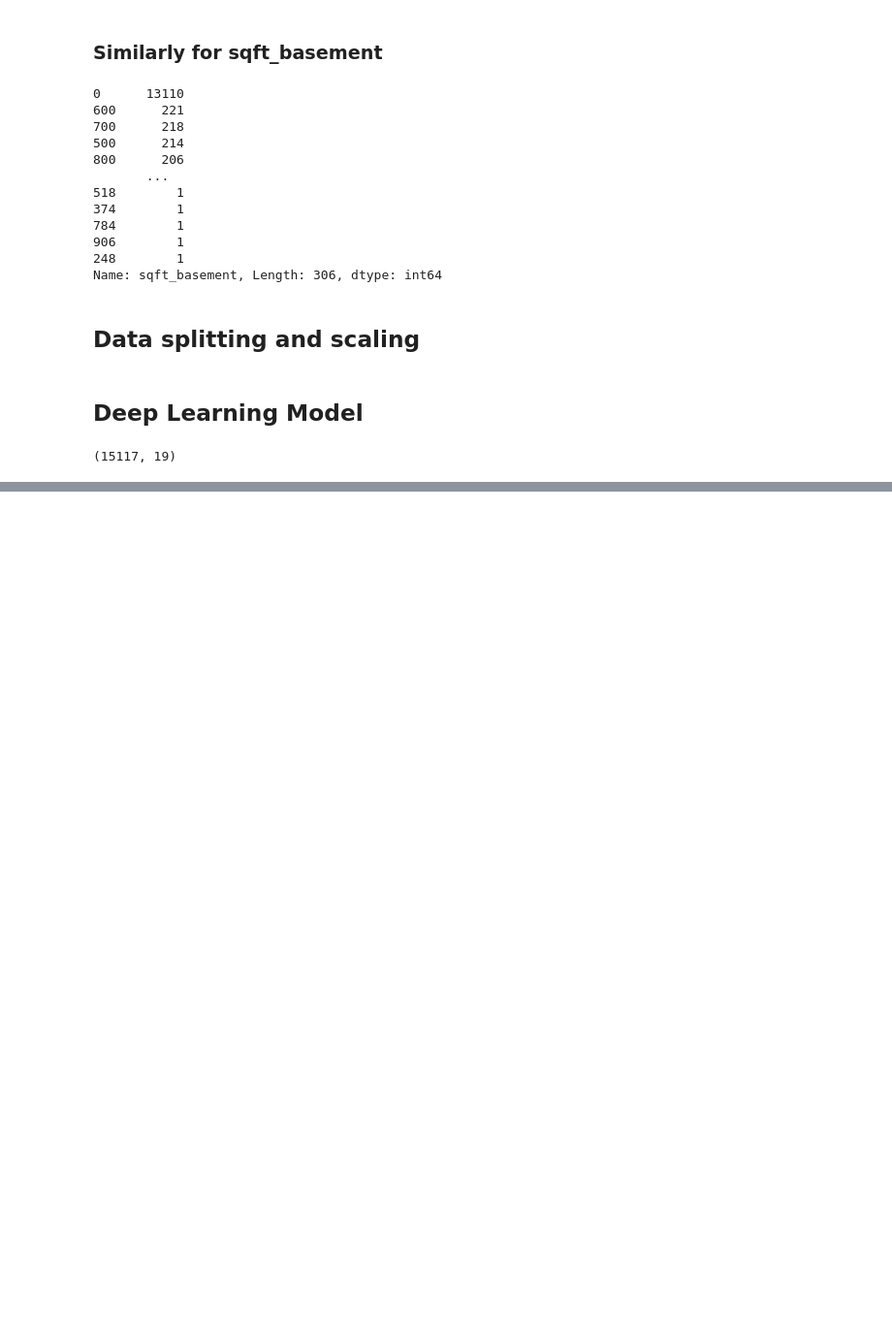
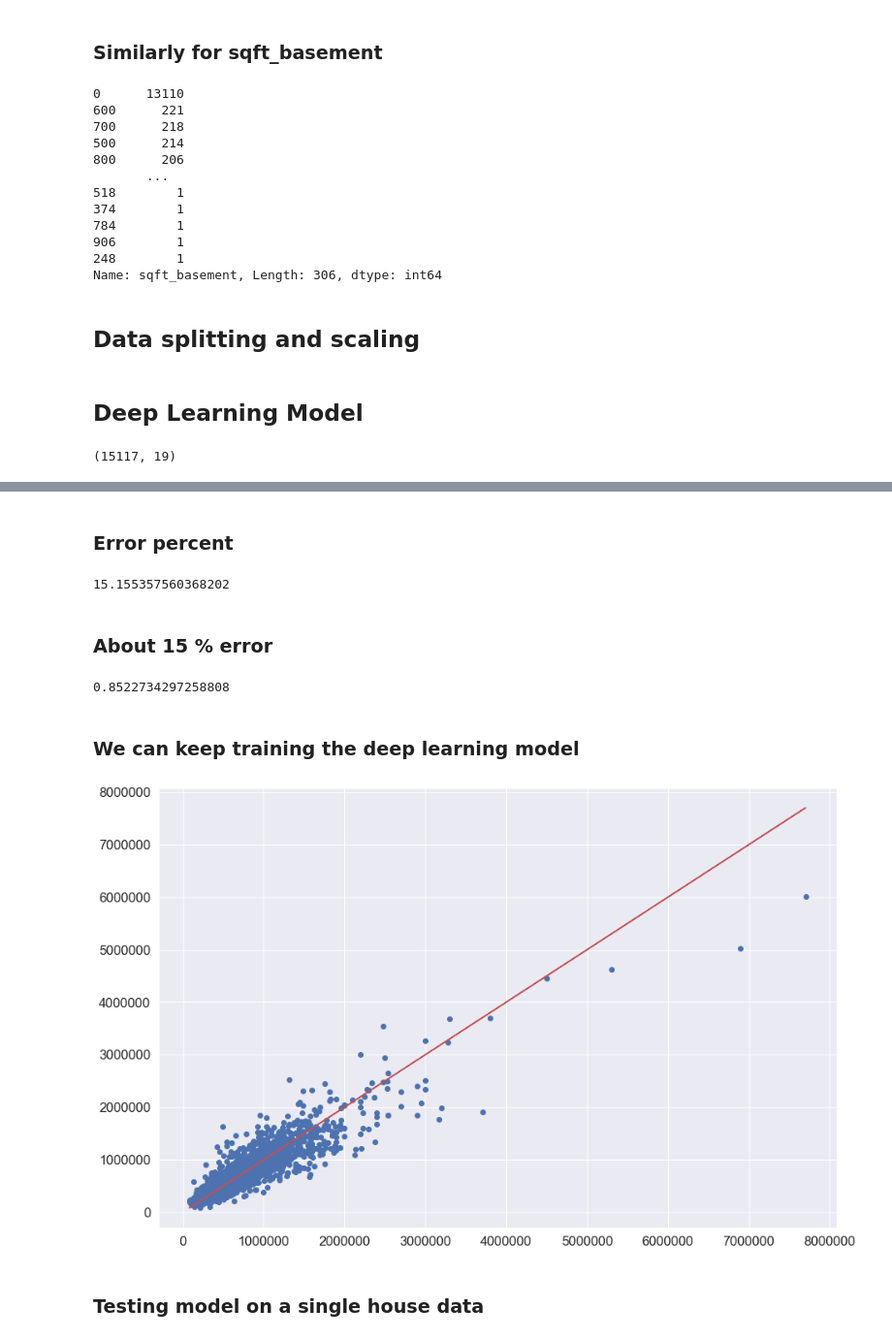
Before and after one commit to Ganesh4693/Tensorflow, a Jupyter notebook: Tensorflow.ipynb, the cells around one changed output, grey strips where cells are left out. Shown at 97% size. Drawn from its saved outputs; the diff is of its cells as text; code cells hidden in the pictures; blank space fills up the shorter version.

```diff
--- a/Tensorflow.ipynb
+++ b/Tensorflow.ipynb
@@ -407,0 +419,2 @@ Epoch 400/400
+# %%
+predictions=model.predict(X_test)
@@ -407,0 +449,23 @@ Epoch 400/400
+# %% [markdown]
+### Error percent
+# %%
+mean_absolute_error(y_test,predictions)/5.402966e+05*100
+# %% [output]
+15.155357560368202
+# %% [markdown]
+### About 15 % error
+# %%
+explained_variance_score(y_test,predictions)
+# %% [output]
+0.8522734297258808
+# %% [markdown]
+### We can keep training the deep learning model
+# %%
+plt.figure(figsize=(15,10))
+plt.scatter(y_test,predictions)
+plt.plot(y_test,y_test,'r')
+plt.ticklabel_format(style='plain',axis='both')
+# %% [output]
+[figure, added]
+# %% [markdown]
+### Testing model on a single house data
```
Also changed, not shown: parts of 17 cells of this notebook.
